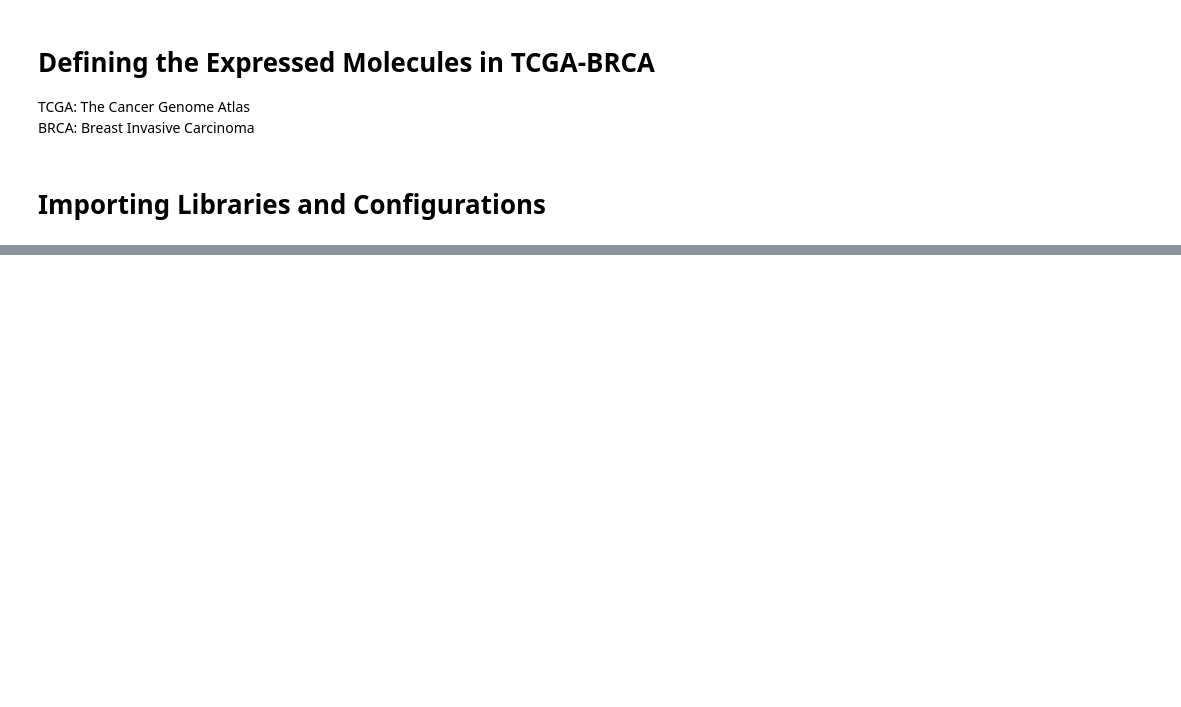
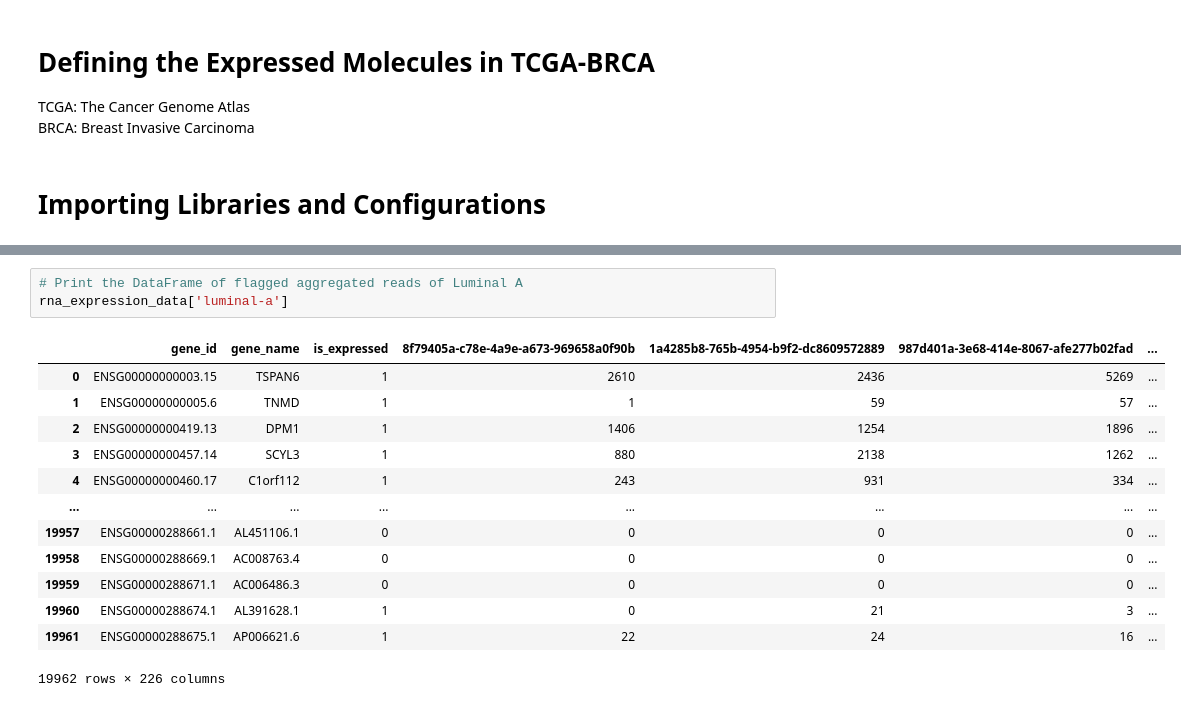
Before and after one commit to MylenaRoberta/pan-cancer-analysis, a Jupyter notebook: notebooks/02_interactions/01_brca-expression-definition.ipynb, the cells around one changed output, grey strips where cells are left out. Drawn from its saved outputs; the diff is of its cells as text; blank space fills up the shorter version.

```diff
--- a/notebooks/02_interactions/01_brca-expression-definition.ipynb
+++ b/notebooks/02_interactions/01_brca-expression-definition.ipynb
@@ -313,0 +300,17 @@ aggregated_reads['mir']
+# %%
+# Print the DataFrame of flagged aggregated reads of Luminal A
+rna_expression_data['luminal-a']
+# %% [output]
+|  | gene_id | gene_name | is_expressed | 8f79405a-c78e-4a9e-a673-969658a0f90b | 1a4285b8-765b-4954-b9f2-dc8609572889 | 987d401a-3e68-414e-8067-afe277b02fad | ... |
+| 0 | ENSG00000000003.15 | TSPAN6 | 1 | 2610 | 2436 | 5269 | ... |
+| 1 | ENSG00000000005.6 | TNMD | 1 | 1 | 59 | 57 | ... |
+| 2 | ENSG00000000419.13 | DPM1 | 1 | 1406 | 1254 | 1896 | ... |
+| 3 | ENSG00000000457.14 | SCYL3 | 1 | 880 | 2138 | 1262 | ... |
+| 4 | ENSG00000000460.17 | C1orf112 | 1 | 243 | 931 | 334 | ... |
+| ... | ... | ... | ... | ... | ... | ... | ... |
+| 19957 | ENSG00000288661.1 | AL451106.1 | 0 | 0 | 0 | 0 | ... |
+| 19958 | ENSG00000288669.1 | AC008763.4 | 0 | 0 | 0 | 0 | ... |
+| 19959 | ENSG00000288671.1 | AC006486.3 | 0 | 0 | 0 | 0 | ... |
+| 19960 | ENSG00000288674.1 | AL391628.1 | 1 | 0 | 21 | 3 | ... |
+| 19961 | ENSG00000288675.1 | AP006621.6 | 1 | 22 | 24 | 16 | ... |
+19962 rows × 226 columns
```
Also changed, not shown: parts of 55 cells of this notebook, 13 other files.
